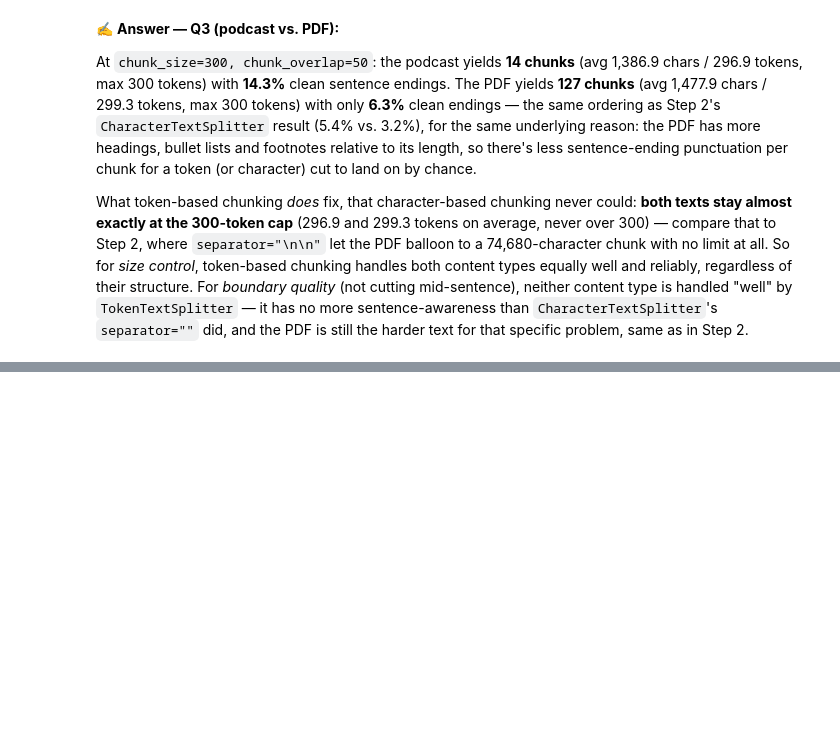
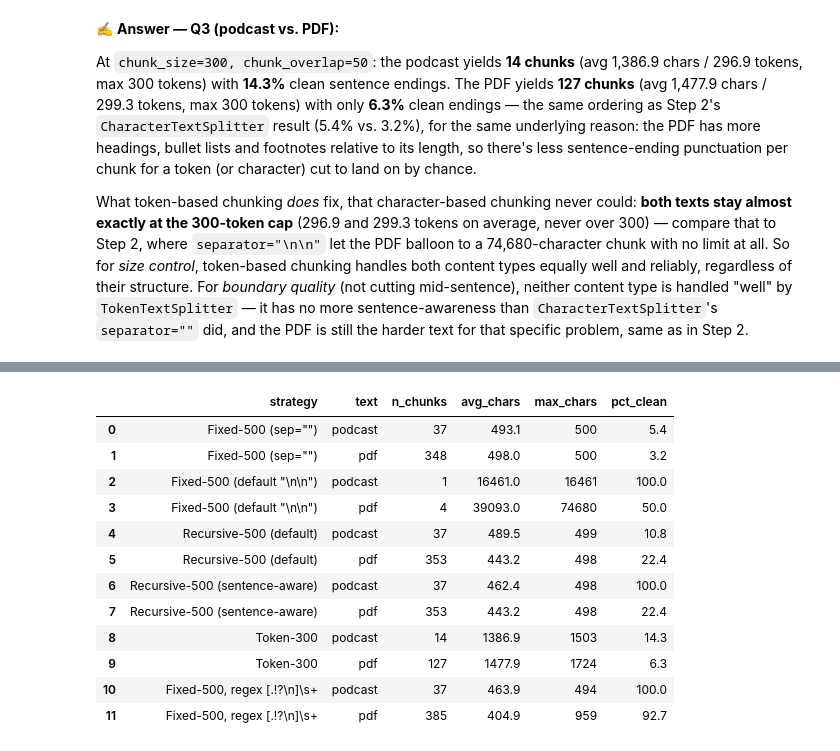
Before and after one commit to benmayer/lab-chunking-strategies, a Jupyter notebook: chunking_strategies.ipynb, the cells around one changed output, grey strips where cells are left out. Saved outputs shown, nothing was run; the diff lists cells and outputs as text; code cells hidden in the pictures; blank space fills up the shorter version.

```diff
--- a/chunking_strategies.ipynb
+++ b/chunking_strategies.ipynb
@@ -367,0 +377,19 @@ ordered list of separators (`["\n\n", "\n", " ", ""]`) instead of one fixed rule
+# %%
+print("default separator priority:", RecursiveCharacterTextSplitter()._separators)
+print()
+
+print(f"{'size':>6} {'text':>8} {'n_chunks':>9} {'clean_end':>10} {'over_size':>10}")
+for chunk_size in (500, 1000, 2000):
+    for label, text in (("podcast", podcast_text), ("pdf", pdf_text)):
+        splitter = RecursiveCharacterTextSplitter(chunk_size=chunk_size, chunk_overlap=50)
+        chunks = splitter.split_text(text)
+        sizes = [len(c) for c in chunks]
+        clean_end = sum(1 for c in chunks if c.rstrip().endswith((".", "?", "!")))
+        over = sum(1 for s in sizes if s > chunk_size)
+        print(f"{chunk_size:6d} {label:>8s} {len(chunks):9d} {clean_end:10d} {over:10d}")
+
+# Boundary check for the podcast, same as Steps 2 and 4
+splitter = RecursiveCharacterTextSplitter(chunk_size=500, chunk_overlap=50)
+recursive_podcast_chunks = splitter.split_text(podcast_text)
+for c in recursive_podcast_chunks[:5]:
+    print(repr(c[-30:]))
@@ -539,0 +747,37 @@ harder text for that specific problem, same as in Step 2.
+# %%
+def pct_clean_boundaries(chunks):
+    clean = sum(1 for c in chunks if c.strip()[-1] in ".?!")
+    return clean / len(chunks) * 100
+
+# Recompute every strategy fresh, at comparable target sizes (500 chars / ~300 tokens),
+# so this table doesn't depend on which cell ran last earlier in the notebook.
+strategies = {
+    'Fixed-500 (sep="")': lambda t: CharacterTextSplitter(separator="", chunk_size=500, chunk_overlap=50).split_text(t),
+    'Fixed-500 (default "\\n\\n")': lambda t: CharacterTextSplitter(chunk_size=500, chunk_overlap=50).split_text(t),
+    "Recursive-500 (default)": lambda t: RecursiveCharacterTextSplitter(chunk_size=500, chunk_overlap=50).split_text(t),
+    "Recursive-500 (sentence-aware)": lambda t: RecursiveCharacterTextSplitter(
+        chunk_size=500, chunk_overlap=50,
+        separators=["\n\n", "\n", ". ", "! ", "? ", " ", ""], keep_separator="end",
+    ).split_text(t),
+    "Token-300": lambda t: TokenTextSplitter(encoding_name="cl100k_base", chunk_size=300, chunk_overlap=50).split_text(t),
+    "Fixed-500, regex [.!?\\n]\\s+": lambda t: CharacterTextSplitter(
+        separator=r"[.!?\n]\s+", is_separator_regex=True, keep_separator="end",
+        chunk_size=500, chunk_overlap=50,
+    ).split_text(t),
+}
+
+rows = []
+for name, fn in strategies.items():
+    for label, text in (("podcast", podcast_text), ("pdf", pdf_text)):
+        chunks = fn(text)
+        sizes = [len(c) for c in chunks]
+        rows.append({
+            "strategy": name, "text": label, "n_chunks": len(chunks),
+            "avg_chars": round(statistics.mean(sizes), 1),
+            "max_chars": max(sizes),
+            "pct_clean": round(pct_clean_boundaries(chunks), 1),
+        })
+
+quality_df = pd.DataFrame(rows)
+quality_df
+# %% [output]
@@ -539,0 +797,13 @@ harder text for that specific problem, same as in Step 2.
+|  | strategy | text | n_chunks | avg_chars | max_chars | pct_clean |
+| 0 | Fixed-500 (sep="") | podcast | 37 | 493.1 | 500 | 5.4 |
+| 1 | Fixed-500 (sep="") | pdf | 348 | 498.0 | 500 | 3.2 |
+| 2 | Fixed-500 (default "\n\n") | podcast | 1 | 16461.0 | 16461 | 100.0 |
+| 3 | Fixed-500 (default "\n\n") | pdf | 4 | 39093.0 | 74680 | 50.0 |
+| 4 | Recursive-500 (default) | podcast | 37 | 489.5 | 499 | 10.8 |
+| 5 | Recursive-500 (default) | pdf | 353 | 443.2 | 498 | 22.4 |
+| 6 | Recursive-500 (sentence-aware) | podcast | 37 | 462.4 | 498 | 100.0 |
+| 7 | Recursive-500 (sentence-aware) | pdf | 353 | 443.2 | 498 | 22.4 |
+| 8 | Token-300 | podcast | 14 | 1386.9 | 1503 | 14.3 |
+| 9 | Token-300 | pdf | 127 | 1477.9 | 1724 | 6.3 |
+| 10 | Fixed-500, regex [.!?\n]\s+ | podcast | 37 | 463.9 | 494 | 100.0 |
+| 11 | Fixed-500, regex [.!?\n]\s+ | pdf | 385 | 404.9 | 959 | 92.7 |
```
Also changed, not shown: parts of 17 cells of this notebook, 3 other files.
